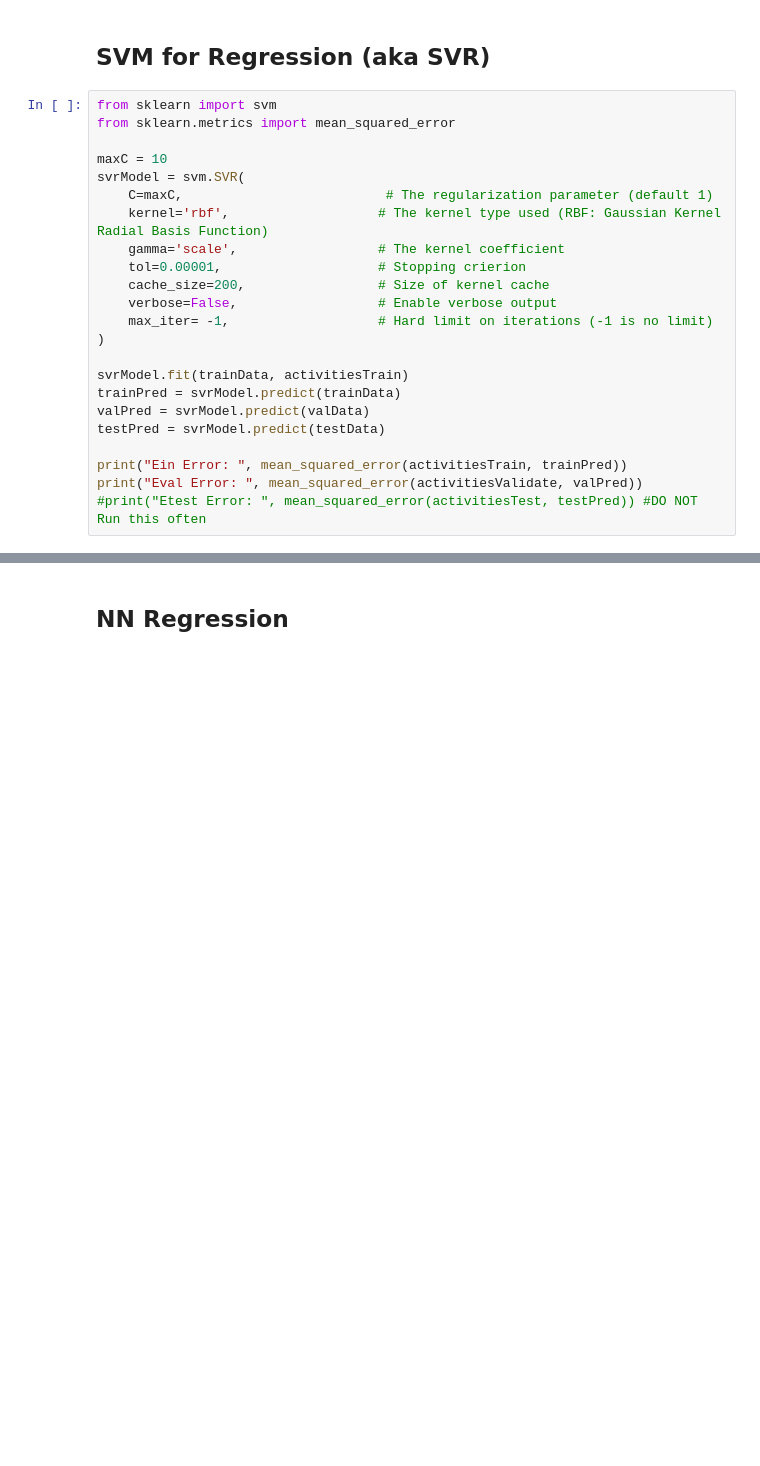
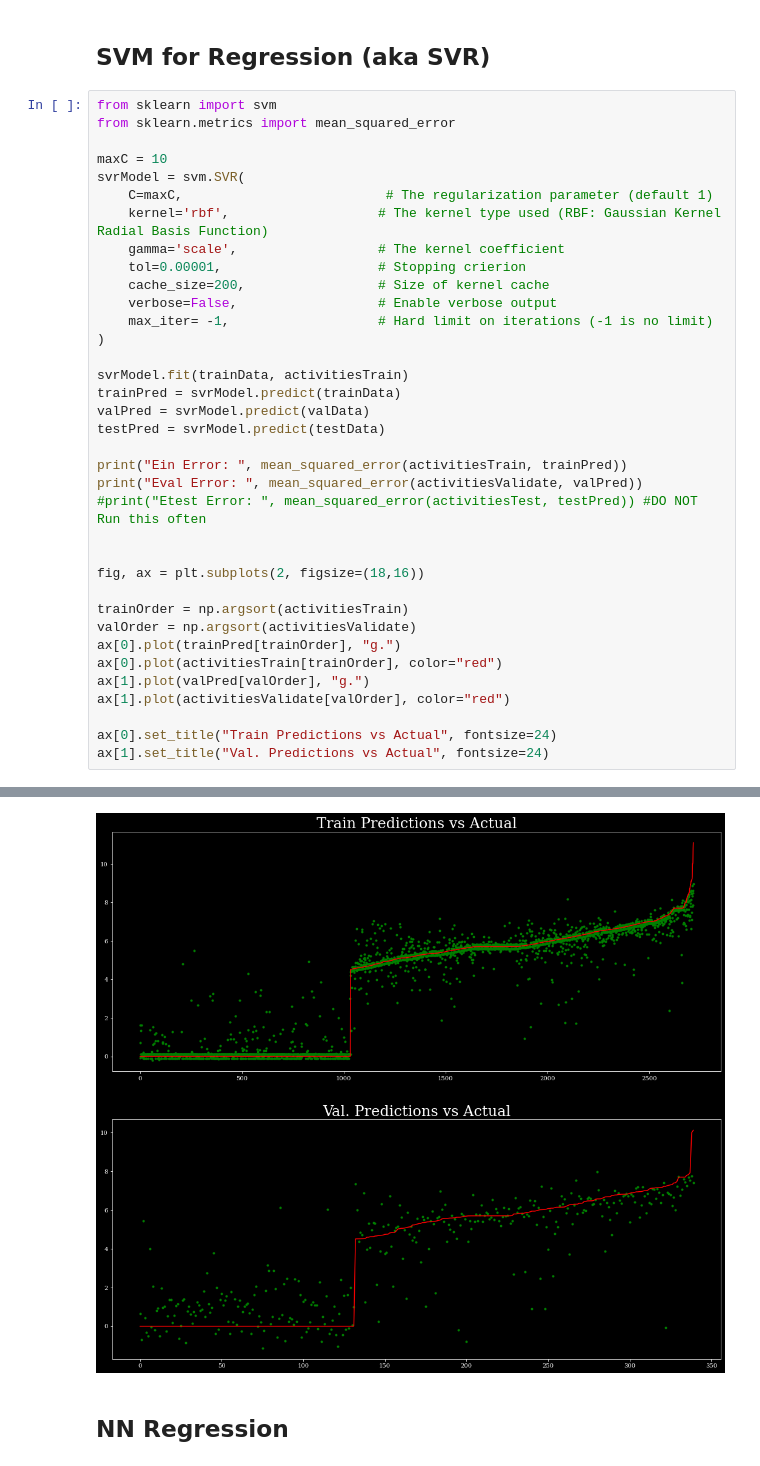
Before and after one commit to timothylindsey/Biola-Lawrence-Livermore-Project, a Jupyter notebook: Code/Regression Models (SVM and NN).ipynb, the cells around one changed output, grey strips where cells are left out. Cells and saved outputs as stored; diff of their text form; blank space fills up the shorter version.

```diff
--- a/Code/Regression Models (SVM and NN).ipynb
+++ b/Code/Regression Models (SVM and NN).ipynb
@@ -38,4 +41,17 @@ testPred = svrModel.predict(testData)
 print("Ein Error: ", mean_squared_error(activitiesTrain, trainPred))
 print("Eval Error: ", mean_squared_error(activitiesValidate, valPred))
 #print("Etest Error: ", mean_squared_error(activitiesTest, testPred)) #DO NOT Run this often
+
+
+fig, ax = plt.subplots(2, figsize=(18,16))
+
+trainOrder = np.argsort(activitiesTrain)
+valOrder = np.argsort(activitiesValidate)
+ax[0].plot(trainPred[trainOrder], "g.")
+ax[0].plot(activitiesTrain[trainOrder], color="red")
+ax[1].plot(valPred[valOrder], "g.")
+ax[1].plot(activitiesValidate[valOrder], color="red")
+
+ax[0].set_title("Train Predictions vs Actual", fontsize=24)
+ax[1].set_title("Val. Predictions vs Actual", fontsize=24)
 # %% [output]
@@ -44,3 +61,4 @@ Eval Error:  2.215028353321067
+[figure, added]
 # %% [markdown]
 ## NN Regression
 # %%
```
Also changed, not shown: parts of 16 cells of this notebook, 1 other file.
